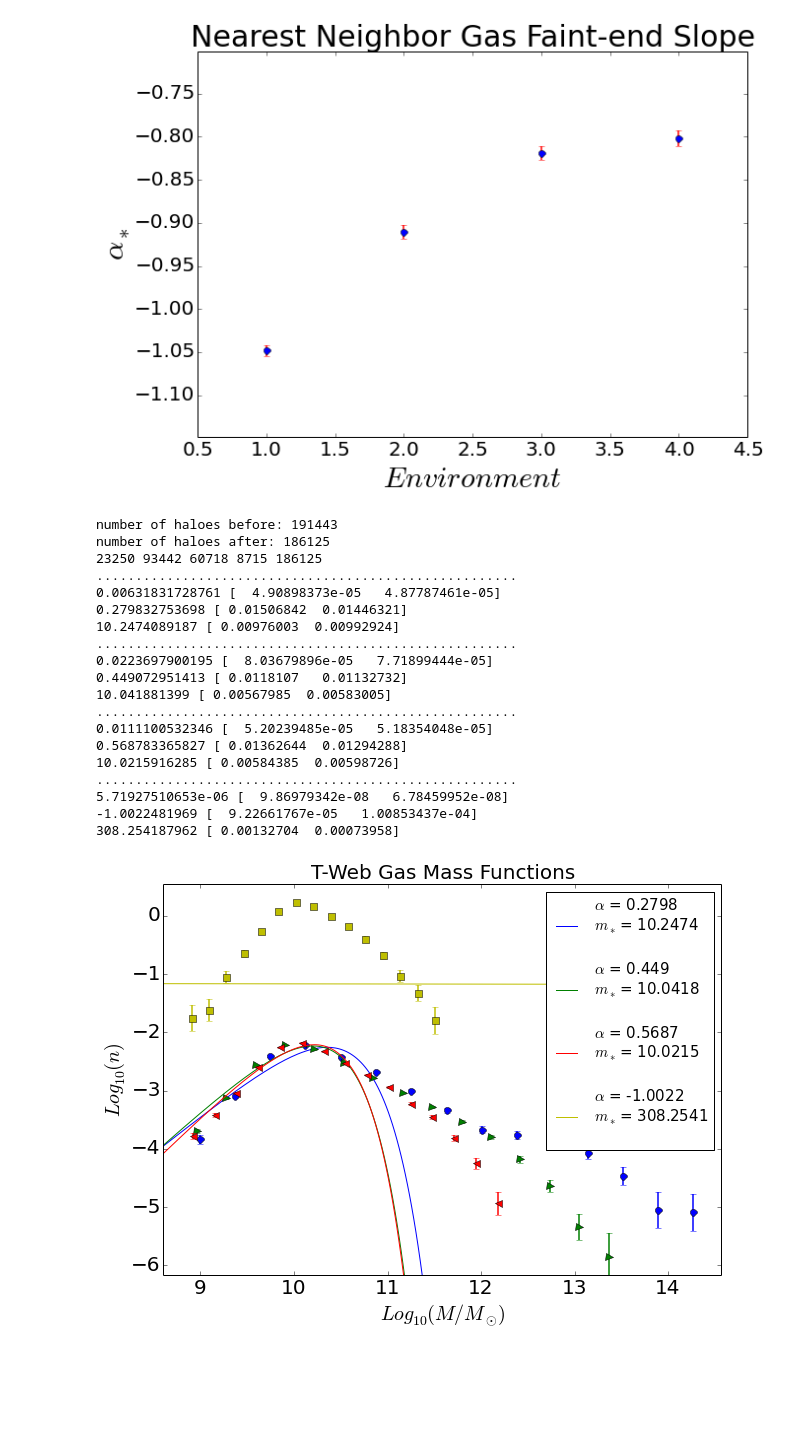
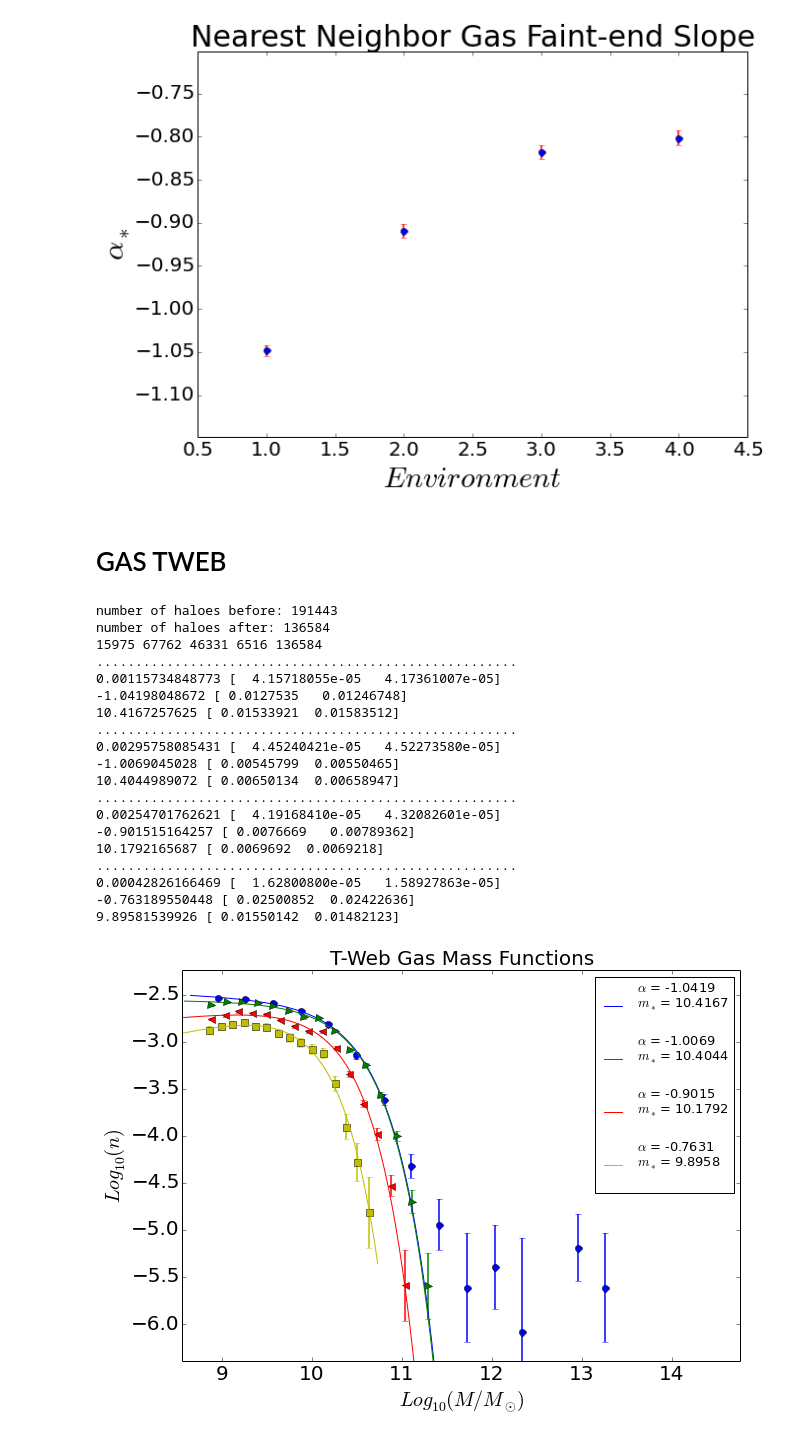
Before and after one commit to jdprada1760/Cornell_Summer, a Jupyter notebook: Illustris_Run/Code/MCMCfits.ipynb, the cells around one changed output. Cells and saved outputs as stored; diff of their text form; code cells hidden in the pictures; blank space fills up the shorter version.

Commit message:
Multiple mass functions by envorinment

```diff
--- a/Illustris_Run/Code/MCMCfits.ipynb
+++ b/Illustris_Run/Code/MCMCfits.ipynb
@@ -133,18 +133,19 @@ def SchtrGraph2(bins,filename,title, boolean):
     # Chooses normalization factor as first phi_s
     tmp = histog(log10(q1),15)
     tmp = [tmp[0][where(tmp[1]!=0)],tmp[1][where(tmp[1]!=0)]]
+    phi = 1
     if ( boolean ):
         fiiit,sampler = fitMCMC(tmp)
         ft = fiiit.T[0]
         errors = fiiit.T[1:]
-    phi = ft[0]
+        phi = ft[0]
     for q,i,co,fm in zip(qs,indx,cs,fmts):
         # Histo for first quartile
         tmp = histog(log10(q),bins)
         tmp = [tmp[0][where(tmp[1]!=0)],tmp[1][where(tmp[1]!=0)]]
         #print tmp
         if ( boolean ):
-            logm = linspace(8.5,13., 200)
+            logm = linspace(min(tmp[0])-0.3,max(tmp[0])+0.1, 200)
             fiiit,sampler = fitMCMC(tmp)
             ft = fiiit.T[0]
             errors = fiiit.T[1:].T
@@ -152,8 +153,11 @@ def SchtrGraph2(bins,filename,title, boolean):
             print ft[0],errors[0]
             print ft[1],errors[1]
             print ft[2],errors[2]
-        ax.errorbar( tmp[0], log10(tmp[1]*(phi/ft[0])),  1./(sqrt(tmp[1]*vol)), fmt=fm, ecolor = co,
-                    c = co, markersize=7,elinewidth=1.5)
+            ax.errorbar( tmp[0], log10(tmp[1]*(phi/ft[0])),  1./(sqrt(tmp[1]*vol)), fmt=fm, ecolor = co,
+                        c = co, markersize=7,elinewidth=1.5)
+        else:
+            ax.errorbar( tmp[0], log10(tmp[1]),  1./(sqrt(tmp[1]*vol)), fmt=fm, ecolor = co,
+                        c = co, markersize=7,elinewidth=1.5)
         # Decimals to show
         if ( boolean ):
             m = 5
@@ -165,18 +169,24 @@ def SchtrGraph2(bins,filename,title, boolean):
             ms.append(ft[2])
             dms.append(errors[2])
             #ax.bar( tmp[0] , log10(tmp[1]), width = tmp[0][1]-tmp[0][2], alpha = 0.4, align = 'center' )
-            ax.legend(prop={'size':15})
+            ax.legend(prop={'size':13})
         #savetxt(name + "q2.csv",(array([tmp[0], tmp[1], sqrt(vol*tmp[1])/(vol*tmp[1])]).T), delimiter = ',')
         #ax.set_title(i, fontsize = 18)
         ax.set_ylabel('$Log_{10}(n)$', fontsize = 20)
         ax.set_xlabel('$Log_{10}(M/M_{\odot})$', fontsize = 20)
         minx = min([minx,min(tmp[0])])
         maxx = max([maxx,max(tmp[0])])
-        miny = min([miny,min(log10(tmp[1]*(phi/ft[0])))])
-        maxy = max([maxy,max(log10(tmp[1]*(phi/ft[0])))])
+        if ( boolean ):
+            miny = min([miny,min(log10(tmp[1]*(phi/ft[0])))])
+            maxy = max([maxy,max(log10(tmp[1]*(phi/ft[0])))])
+        else:
+            miny = min([miny,min(log10(tmp[1]))])
+            maxy = max([maxy,max(log10(tmp[1]))])
     ax.set_title(title,fontsize = 20)
     tmp = histog(log10(q5),bins)
     ax.set_xlim(minx-0.3,maxx+0.3)
+    if ( boolean ):
+        ax.set_xlim(minx-0.3,maxx+1.5)
     ax.set_ylim(miny-0.3,maxy+0.3)
     #ax.set_ylim(-6.,0.)
     ax.tick_params(axis='x', labelsize=20)
@@ -323,30 +335,32 @@ graph(ms,dms,0.1,r"$m_*$","Nearest Neighbor Gas Knee-Mass","Quartiles_knee_mass_
 graph(alph,dalph,0.1,r"$\alpha_*$","Nearest Neighbor Gas Faint-end Slope","quartiles_slope_gas")
 # %% [output]
 [figure]
+# %% [markdown]
+# GAS TWEB
 # %%
-loadTweb("../data/twEnv/Tweb1.csv","Masses1.csv",3.0,1,10**(8.8))
-a = SchtrGraph2(15,"T-Web","T-Web Gas Mass Functions")
+loadTweb("../data/twEnv/Tweb1.csv","Masses1.csv",3.0,0,10**(8.8))
+a = SchtrGraph2(15,"T-Web_Gas","T-Web Gas Mass Functions",True)
 # %% [output]
 number of haloes before: 191443
-number of haloes after: 186125
-23250 93442 60718 8715 186125
+number of haloes after: 136584
+15975 67762 46331 6516 136584
 ......................................................
-0.00631831728761 [  4.90898373e-05   4.87787461e-05]
-0.279832753698 [ 0.01506842  0.01446321]
-10.2474089187 [ 0.00976003  0.00992924]
+0.00115734848773 [  4.15718055e-05   4.17361007e-05]
+-1.04198048672 [ 0.0127535   0.01246748]
+10.4167257625 [ 0.01533921  0.01583512]
 ......................................................
-0.0223697900195 [  8.03679896e-05   7.71899444e-05]
-0.449072951413 [ 0.0118107   0.01132732]
-10.041881399 [ 0.00567985  0.00583005]
+0.00295758085431 [  4.45240421e-05   4.52273580e-05]
+-1.0069045028 [ 0.00545799  0.00550465]
+10.4044989072 [ 0.00650134  0.00658947]
 ......................................................
-0.0111100532346 [  5.20239485e-05   5.18354048e-05]
-0.568783365827 [ 0.01362644  0.01294288]
-10.0215916285 [ 0.00584385  0.00598726]
+0.00254701762621 [  4.19168410e-05   4.32082601e-05]
+-0.901515164257 [ 0.0076669   0.00789362]
+10.1792165687 [ 0.0069692  0.0069218]
 ......................................................
-5.71927510653e-06 [  9.86979342e-08   6.78459952e-08]
--1.0022481969 [  9.22661767e-05   1.00853437e-04]
-308.254187962 [ 0.00132704  0.00073958]
+0.00042826166469 [  1.62800800e-05   1.58927863e-05]
+-0.763189550448 [ 0.02500852  0.02422636]
+9.89581539926 [ 0.01550142  0.01482123]
-[figure, old version]
+[figure, new version]
 # %%
 alph,dalph,ms,dms = a
 print dms.T
```
Also changed, not shown: parts of 24 cells of this notebook.
